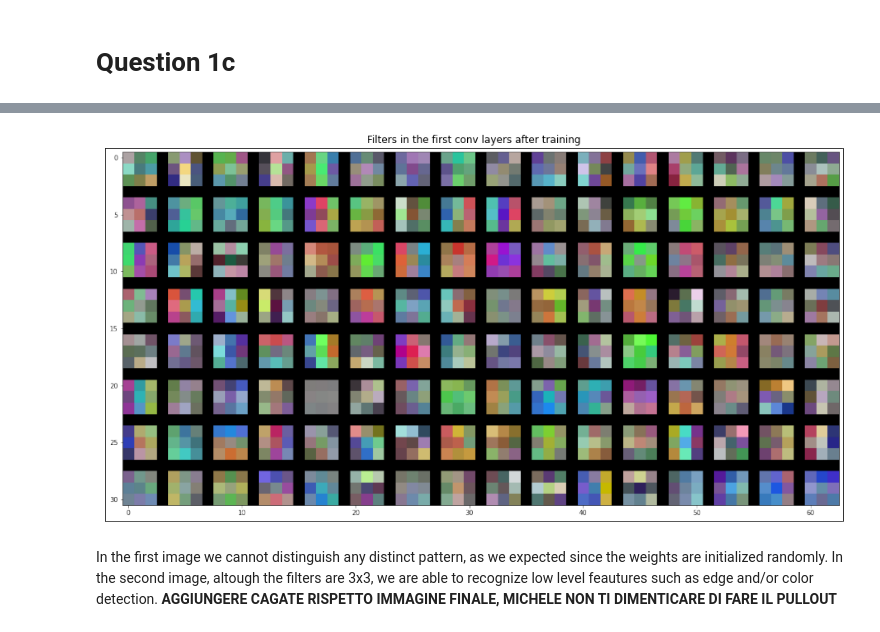
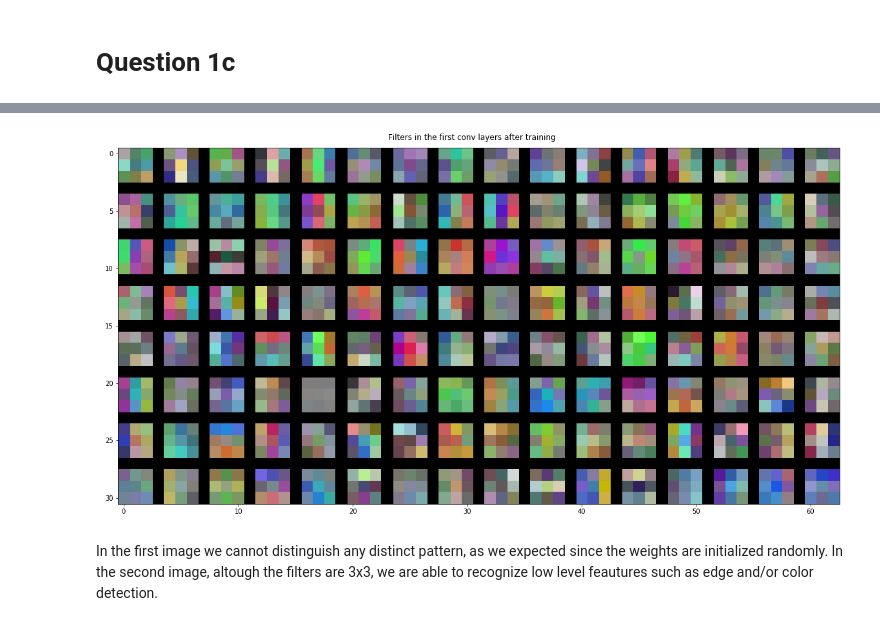
Before and after one commit to fabiomontello/AML-projects, a Jupyter notebook: HW3/AML Assignment 3 - report.ipynb, the cells around one changed output, grey strips where cells are left out. Cells and saved outputs as stored; diff of their text form; code cells hidden in the pictures.

```diff
--- a/HW3/AML Assignment 3 - report.ipynb
+++ b/HW3/AML Assignment 3 - report.ipynb
@@ -53,12 +55,13 @@ plt.show()
 # %%
 fig = plt.figure(figsize=(16,12))
-plt.xticks([])
-plt.yticks([])
+ax = plt.axes([0,0,1,1], frameon=False)
+ax.get_xaxis().set_visible(False)
+ax.get_yaxis().set_visible(False)
 img = plt.imread('imgs/figure4.png')
 plt.title('Filters in the first conv layers after training')
 plt.imshow(img)
 plt.show()
 # %% [output]
-[figure, old version]
+[figure, new version]
 # %% [markdown]
-In the first image we cannot distinguish any distinct pattern, as we expected since the weights are initialized randomly. In the second image, altough the filters are 3x3, we are able to recognize low level feautures such as edge and/or color detection. **AGGIUNGERE CAGATE RISPETTO IMMAGINE FINALE, MICHELE NON TI DIMENTICARE DI FARE IL PULLOUT**
+In the first image we cannot distinguish any distinct pattern, as we expected since the weights are initialized randomly. In the second image, altough the filters are 3x3, we are able to recognize low level feautures such as edge and/or color detection.
```
Also changed, not shown: parts of 25 cells of this notebook, 8 other files.
